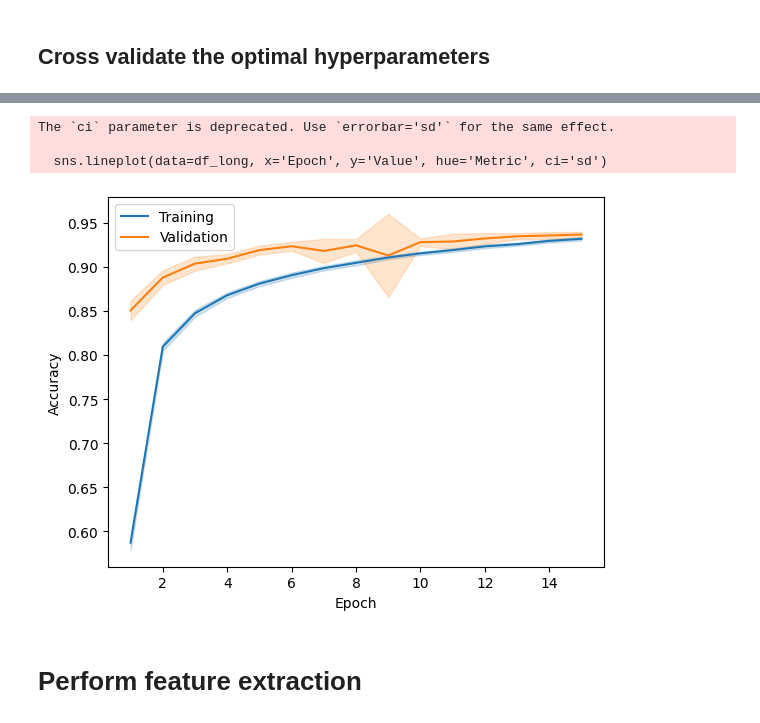
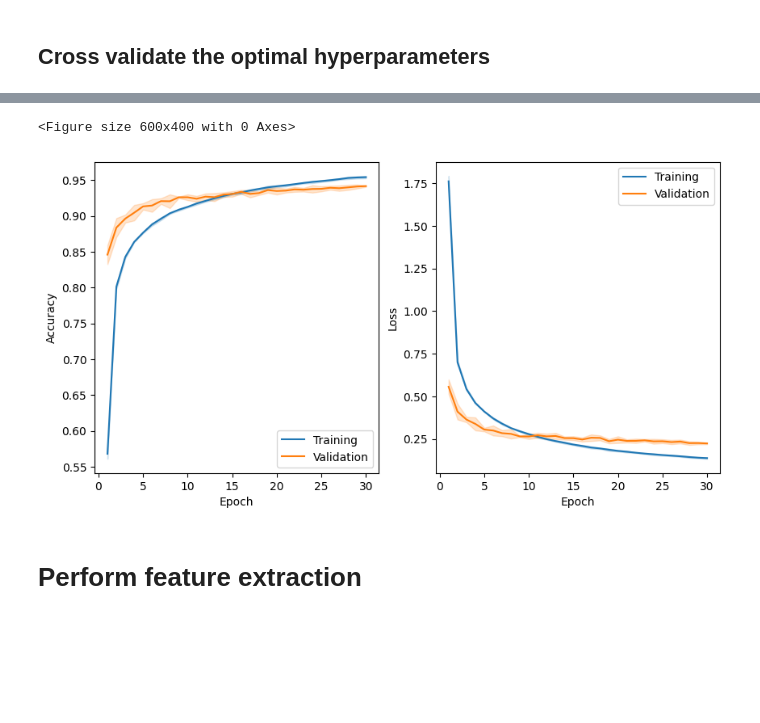
Before and after one commit to m-pluta/machine-learning, a Jupyter notebook: vsdc48.ipynb, the cells around one changed output, grey strips where cells are left out. Drawn from its saved outputs; the diff is of its cells as text; code cells hidden in the pictures; blank space fills up the shorter version.

```diff
--- a/vsdc48.ipynb
+++ b/vsdc48.ipynb
@@ -423,7 +424,7 @@ Best hyperparameters: {'conv_1_filters': 16, 'dropout_1': 0.1, 'conv_2_filters':
 # %% [markdown]
 ## Cross validate the optimal hyperparameters
 # %%
-k = 10
+k = 5
 kfold = KFold(n_splits=k, shuffle=True, random_state=SEED)
 fold_history = []
 
@@ -436,7 +437,7 @@ for i, (train_idxs, val_idxs) in enumerate(kfold.split(X_train, y_train_ohe)):
         X_train[train_idxs],
         y_train_ohe[train_idxs],
         validation_data=(X_train[val_idxs], y_train_ohe[val_idxs]),
-        epochs=15,
+        epochs=30,
         batch_size=64
     )
     val_acc_per_epoch = history.history['val_accuracy']
@@ -464,35 +465,22 @@ Best epoch: 15, Val_accuracy: 0.9384177923202515
 # %%
-plt.figure()
+plt.figure(figsize=(6,4))
 
 df = pd.DataFrame(fold_history[0].history)
 
-# Iterate through each dictionary and append to DataFrame
 for i, history in enumerate(fold_history[1:]):
     df = pd.concat([df, pd.DataFrame(history.history)])
 
-# Assuming df is your DataFrame with 'loss', 'accuracy', 'val_loss', 'val_accuracy'
-# Reshape DataFrame to long format
 df_long = df.reset_index().melt(id_vars='index', value_vars=['accuracy', 'val_accuracy'])
 df_long.rename(columns={'index': 'Epoch', 'variable': 'Metric', 'value': 'Value'}, inplace=True)
 
-
 df_long = df_long.replace({'val_accuracy': 'Validation', 'accuracy': 'Training'})
 
-
-
-# Add 1 to all epoch values
 df_long['Epoch'] = df_long['Epoch'] + 1
 
-# Plotting
 sns.lineplot(data=df_long, x='Epoch', y='Value', hue='Metric', ci='sd')
 plt.xlabel('Epoch')
 plt.legend()
 plt.ylabel('Accuracy')
 
-# Show the plot
+plt.savefig(f"{PLOT_DIR}train_val_accuracy_cnn.png", dpi=2000)
 plt.show()
-# %% [output]
-The `ci` parameter is deprecated. Use `errorbar='sd'` for the same effect.
-
-  sns.lineplot(data=df_long, x='Epoch', y='Value', hue='Metric', ci='sd')
-[figure, removed]
@@ -499,3 +509,37 @@ The `ci` parameter is deprecated. Use `errorbar='sd'` for the same effect.
+# %%
+df = pd.DataFrame(fold_history[0].history)
+
+for i, history in enumerate(fold_history[1:]):
+    df = pd.concat([df, pd.DataFrame(history.history)])
+
+df_long = df.reset_index().melt(id_vars='index', value_vars=['accuracy', 'val_accuracy', 'loss', 'val_loss'])
+
+df_long.rename(columns={'index': 'Epoch', 'variable': 'Metric', 'value': 'Value'}, inplace=True)
+df_long['Epoch'] = df_long['Epoch'] + 1
+
+df_accuracy = df_long[df_long['Metric'].isin(['accuracy', 'val_accuracy'])]
+df_loss = df_long[df_long['Metric'].isin(['loss', 'val_loss'])]
+
+df_accuracy = df_accuracy.replace({'val_accuracy': 'Validation', 'accuracy': 'Training'})
+df_loss = df_loss.replace({'val_loss': 'Validation', 'loss': 'Training'})
+
+fig, axs = plt.subplots(nrows=1, ncols=2, figsize=(10, 5))
+
+sns.lineplot(data=df_accuracy, x='Epoch', y='Value', hue='Metric', errorbar='sd', ax=axs[0])
+sns.lineplot(data=df_loss, x='Epoch', y='Value', hue='Metric', errorbar='sd', ax=axs[1])
+
+axs[0].set_ylabel('Accuracy')
+axs[1].set_ylabel('Loss')
+axs[0].legend(title=None)
+axs[1].legend(title=None)
+
+plt.xlabel('Epoch')
+
+plt.savefig(f"{PLOT_DIR}train_val_accuracy_cnn.png", dpi=2000)
+plt.show()
+# %% [output]
+<Figure size 600x400 with 0 Axes>
+[figure, added]
 # %% [markdown]
 # Perform feature extraction
 # %%
```
Also changed, not shown: parts of 5 cells of this notebook, 11 other files.
